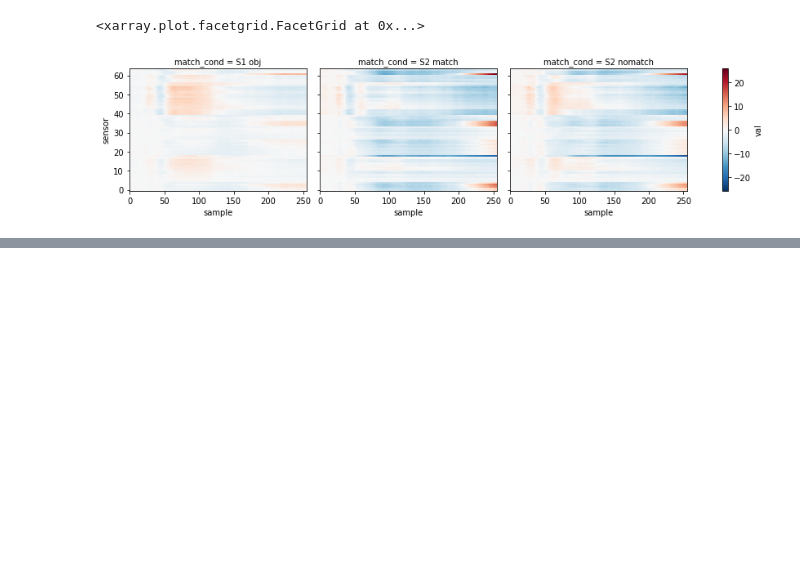
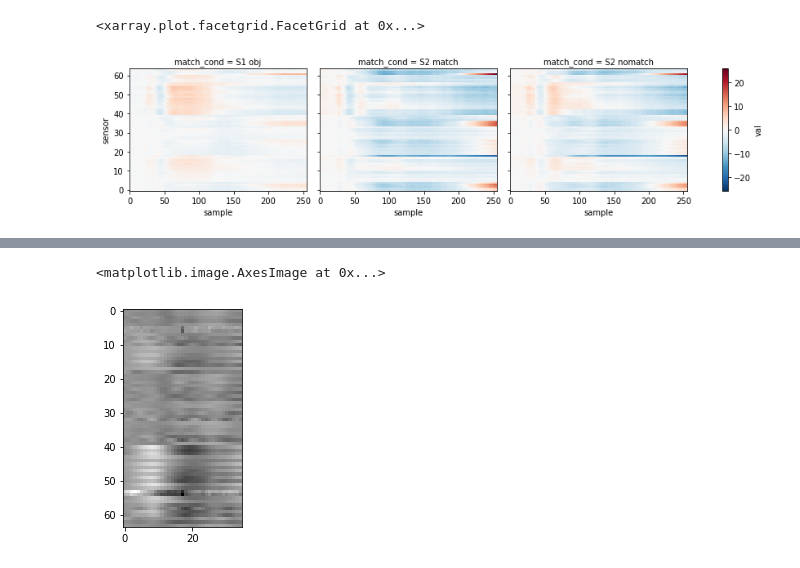
Before and after one commit to diramazioni/scratch-notebooks, a Jupyter notebook: eeg_mean.ipynb, the cells around one changed output, grey strips where cells are left out. Drawn from its saved outputs; the diff is of its cells as text; code cells hidden in the pictures; blank space fills up the shorter version.

```diff
--- a/eeg_mean.ipynb
+++ b/eeg_mean.ipynb
@@ -479,0 +495,5 @@ Also to notice how close the Alcoholic and Control group looks like once average
+# %%
+plt.imshow(sub_template, cmap=plt.cm.gray)
+# %% [output]
+<matplotlib.image.AxesImage at 0x...>
+[figure, added]
```
Also changed, not shown: parts of 13 cells of this notebook, 1 other file.
